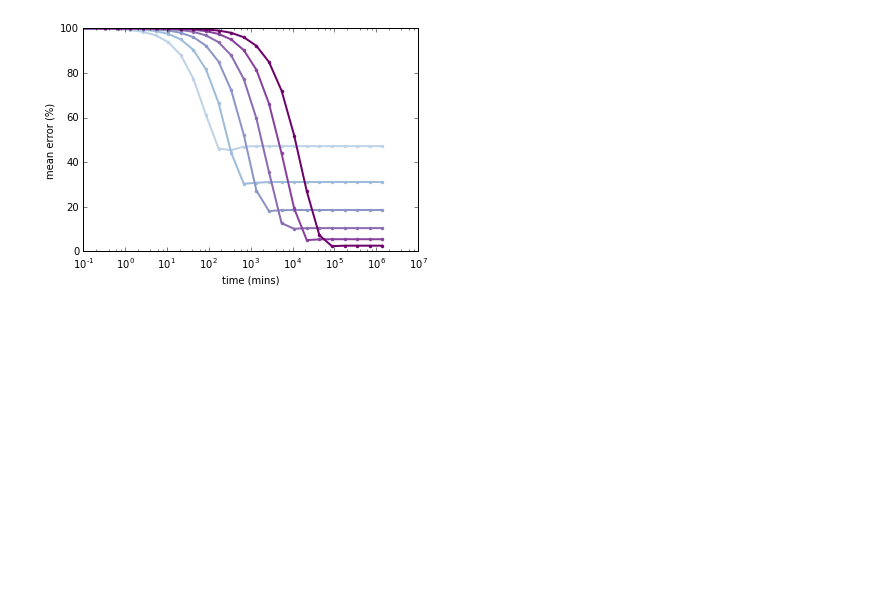
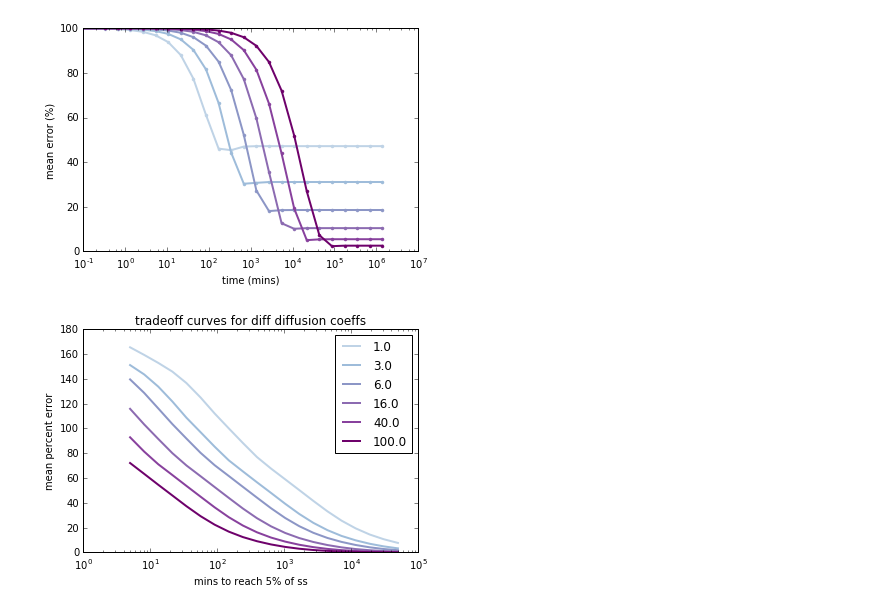
Before and after one commit to ahwillia/Williams-etal-Synaptic-Transport, a Jupyter notebook: code/08_morphologies/L5_cell.ipynb, the cells around one changed output. Saved outputs shown, nothing was run; the diff lists cells and outputs as text; code cells hidden in the pictures; blank space fills up the shorter version.

```diff
--- a/code/08_morphologies/L5_cell.ipynb
+++ b/code/08_morphologies/L5_cell.ipynb
@@ -66,16 +66,11 @@ anim
 plt.figure()
 palette = ['#bfd3e6','#9ebcda','#8c96c6','#8c6bb1','#88419d','#6e016b']
 detach_timescale = np.logspace(-4,-6,len(palette))
-err = []
+
 for i in range(len(detach_timescale)):
     print '*'
     A,u,t,err_ = fig8_sushi_belt.run_uniform_sim(h, detach_timescale[i], 4.0)
     plt.plot(t/60,err_,'.-',color=palette[i],lw=2)
-    err.append(err_)
-
-# save data
-err = np.array(err)
-np.savetxt('./data/l5cell.txt',err)
 
 plt.xscale('log')
 plt.ylabel('mean error (%)')
@@ -90,3 +85,21 @@ plt.ylim([0,100])
 *
 (0, 100)
 [figure]
+# %%
+tradeoff = fig8_sushi_belt.calc_tradeoff_curve(h,diff_coeff=10.0)
+np.savetxt('./data/l5cell_tradeoff.txt',tradeoff)
+
+plt.figure()
+dcs = np.round(np.logspace(0,2,6))
+for i in range(len(palette)):
+    tradeoff = fig8_sushi_belt.calc_tradeoff_curve(h,diff_coeff=dcs[i])
+    plt.plot(tradeoff[:,0],tradeoff[:,1],'-',lw=2,color=palette[i])
+plt.xscale('log')
+plt.xlim([1e0,1e5])
+plt.xlabel('mins to reach 5% of ss')
+plt.ylabel('mean percent error')
+plt.title('tradeoff curves for diff diffusion coeffs')
+plt.legend(dcs)
+plt.show()
+# %% [output]
+[figure, added]
```
Also changed, not shown: 37 other files.
